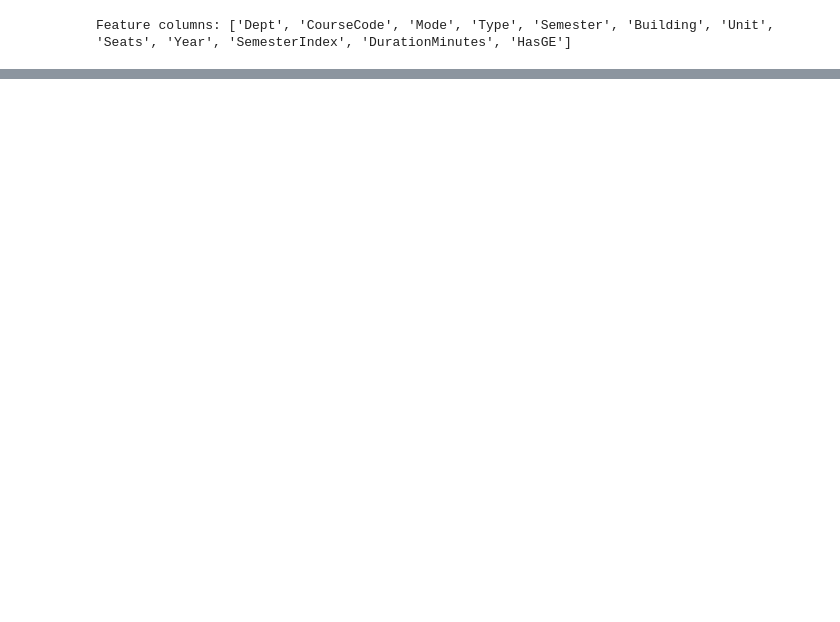
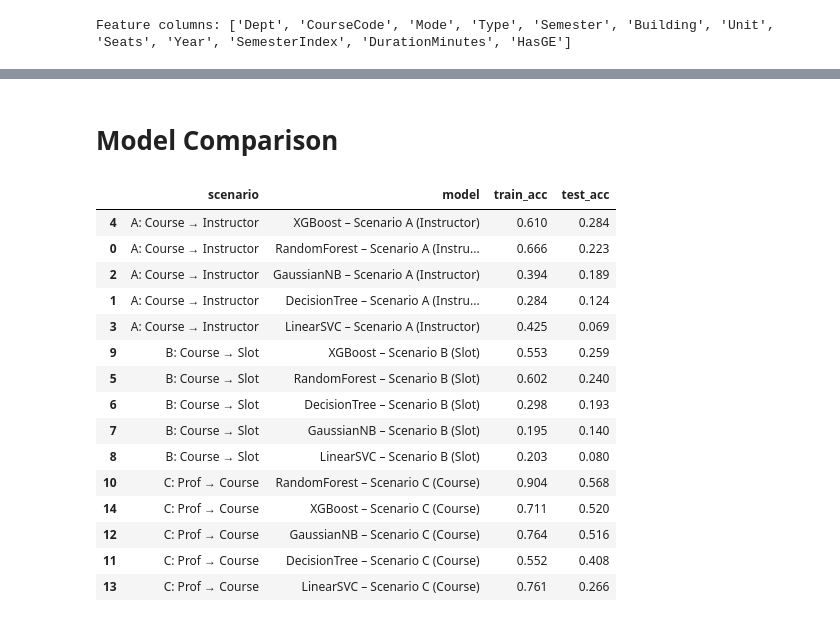
Before and after one commit to 7HE-LUCKY-FISH/major_map, a Jupyter notebook: notebooks/Major_Map_Hoang_Nguyen.ipynb, the cells around one changed output, grey strips where cells are left out. Cells and saved outputs as stored; diff of their text form; code cells hidden in the pictures; blank space fills up the shorter version.

Commit message:
Model Comparison (RandomForest and XGBoost are best)

```diff
--- a/notebooks/Major_Map_Hoang_Nguyen.ipynb
+++ b/notebooks/Major_Map_Hoang_Nguyen.ipynb
@@ -898,0 +1295,16 @@ Test terms (SemesterIndex): [np.int64(5), np.int64(6)]
+# %%
+svm_course = LinearSVC(
+    max_iter=300,
+    C=1.0,
+    class_weight='balanced',
+    random_state=42
+)
+
+svm_C_results = run_model(
+    "LinearSVC – Scenario C (Course)",
+    svm_course,
+    X_train_C,
+    y_train_C,
+    X_test_C,
+    y_test_C
+)
@@ -898,0 +1315,64 @@ Test terms (SemesterIndex): [np.int64(5), np.int64(6)]
+# %% [markdown]
+# Model Comparison
+# %%
+import pandas as pd
+
+results = []
+
+def add_result(res_dict, scenario_label):
+    d = res_dict.copy()
+    d["scenario"] = scenario_label
+    results.append(d)
+
+# ---- Scenario A: Course → Instructor ----
+add_result(rf_A_results,    "A: Course → Instructor")
+add_result(dt_A_results,    "A: Course → Instructor")
+add_result(naive_A_results, "A: Course → Instructor")
+add_result(svm_A_results,   "A: Course → Instructor")
+add_result(xgb_A_results,   "A: Course → Instructor")
+
+# ---- Scenario B: Course → Slot ----
+add_result(rf_B_results,    "B: Course → Slot")
+add_result(dt_B_results,    "B: Course → Slot")
+add_result(naive_B_results, "B: Course → Slot")
+add_result(svm_B_results,   "B: Course → Slot")
+add_result(xgb_B_results,   "B: Course → Slot")
+
+# ---- Scenario C: Professor → Course ----
+add_result(rf_C_results,    "C: Prof → Course")
+add_result(dt_C_results,    "C: Prof → Course")
+add_result(naive_C_results, "C: Prof → Course")
+add_result(svm_C_results,   "C: Prof → Course")
+add_result(xgb_C_results,   "C: Prof → Course")
+
+# Build DataFrame
+df_results = pd.DataFrame(results)
+
+# Reorder columns and round based on test accuracies
+df_results = (
+    df_results[["scenario", "model", "train_acc", "test_acc"]]
+    .assign(
+        train_acc=lambda d: d["train_acc"].round(3),
+        test_acc=lambda d: d["test_acc"].round(3),
+    )
+    .sort_values(["scenario", "test_acc"], ascending=[True, False])
+)
+
+df_results
+# %% [output]
+|  | scenario | model | train_acc | test_acc |
+| 4 | A: Course → Instructor | XGBoost – Scenario A (Instructor) | 0.610 | 0.284 |
+| 0 | A: Course → Instructor | RandomForest – Scenario A (Instru... | 0.666 | 0.223 |
+| 2 | A: Course → Instructor | GaussianNB – Scenario A (Instructor) | 0.394 | 0.189 |
+| 1 | A: Course → Instructor | DecisionTree – Scenario A (Instru... | 0.284 | 0.124 |
+| 3 | A: Course → Instructor | LinearSVC – Scenario A (Instructor) | 0.425 | 0.069 |
+| 9 | B: Course → Slot | XGBoost – Scenario B (Slot) | 0.553 | 0.259 |
+| 5 | B: Course → Slot | RandomForest – Scenario B (Slot) | 0.602 | 0.240 |
+| 6 | B: Course → Slot | DecisionTree – Scenario B (Slot) | 0.298 | 0.193 |
+| 7 | B: Course → Slot | GaussianNB – Scenario B (Slot) | 0.195 | 0.140 |
+| 8 | B: Course → Slot | LinearSVC – Scenario B (Slot) | 0.203 | 0.080 |
+| 10 | C: Prof → Course | RandomForest – Scenario C (Course) | 0.904 | 0.568 |
+| 14 | C: Prof → Course | XGBoost – Scenario C (Course) | 0.711 | 0.520 |
+| 12 | C: Prof → Course | GaussianNB – Scenario C (Course) | 0.764 | 0.516 |
+| 11 | C: Prof → Course | DecisionTree – Scenario C (Course) | 0.552 | 0.408 |
+| 13 | C: Prof → Course | LinearSVC – Scenario C (Course) | 0.761 | 0.266 |
```
Also changed, not shown: parts of 47 cells of this notebook.
